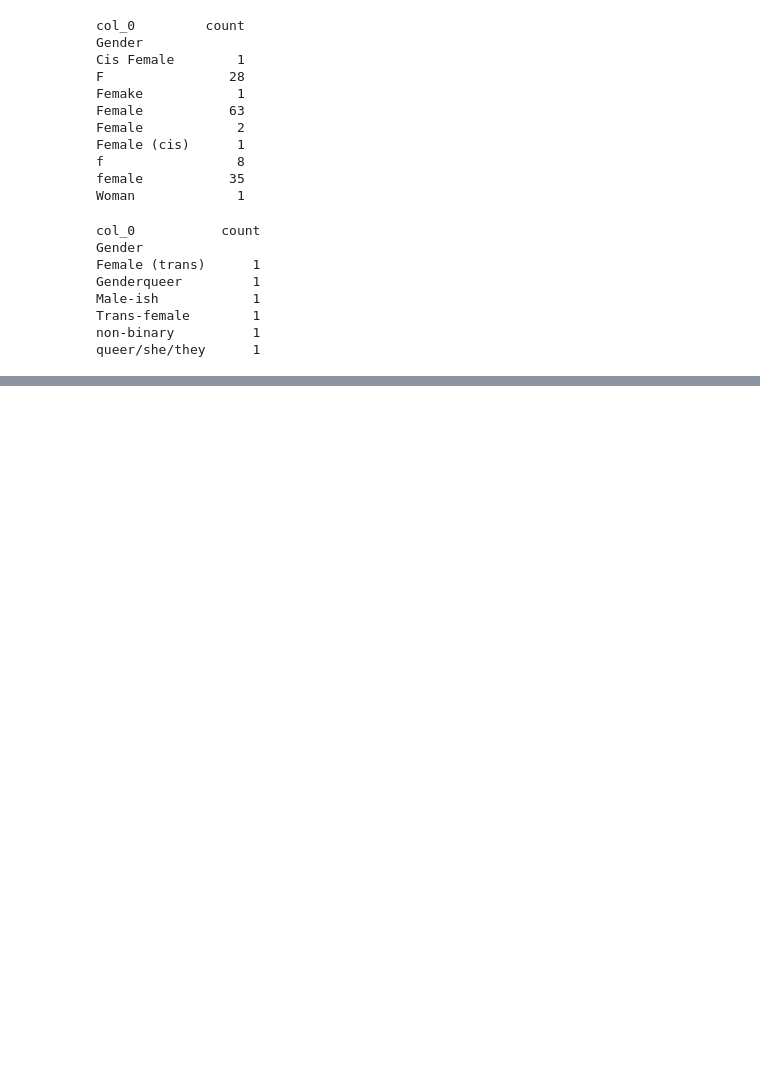
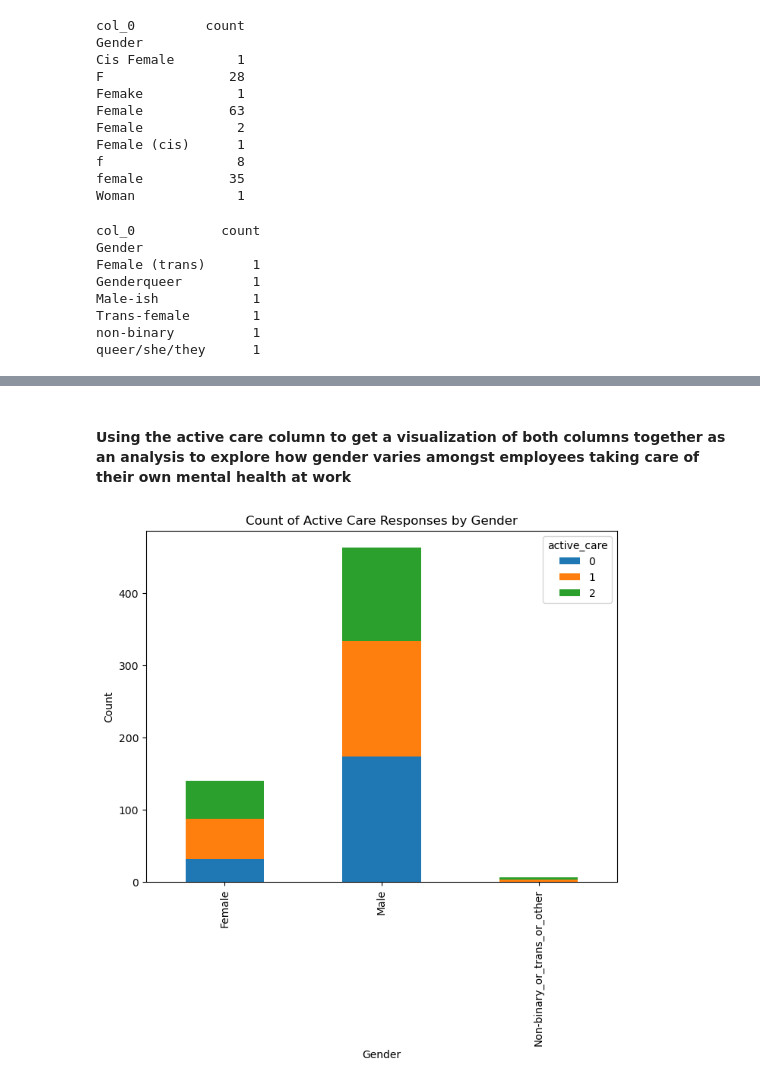
Before and after one commit to ubco-W2022T2-data301/project-group-group-49, a Jupyter notebook: analysis/analysis2.ipynb, the cells around one changed output, grey strips where cells are left out. Saved outputs shown, nothing was run; the diff lists cells and outputs as text; code cells hidden in the pictures; blank space fills up the shorter version.

```diff
--- a/analysis/analysis2.ipynb
+++ b/analysis/analysis2.ipynb
@@ -282,0 +323,18 @@ plt.show()
+# %% [markdown]
+#### Using the active care column to get a visualization of both columns together as an analysis to explore how gender varies amongst employees taking care of their own mental health at work
+# %%
+# Group the data by gender and Active care column
+active_care_gender = data.groupby(['Gender', 'active_care'])['active_care'].count().unstack()
+
+# Plot the data
+ax = active_care_gender.plot(kind='bar', stacked=True, figsize=(8,6))
+
+# Set the axis labels and title
+ax.set_xlabel('Gender')
+ax.set_ylabel('Count')
+ax.set_title('Count of Active Care Responses by Gender')
+
+# Show the plot
+plt.show()
+# %% [output]
+[figure, added]
```
Also changed, not shown: parts of 42 cells of this notebook, 3 other files.
